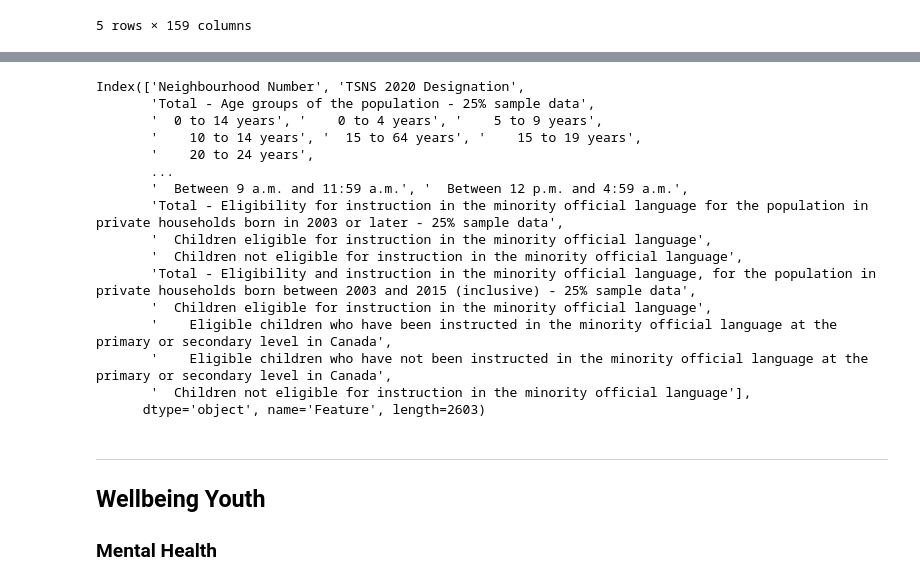
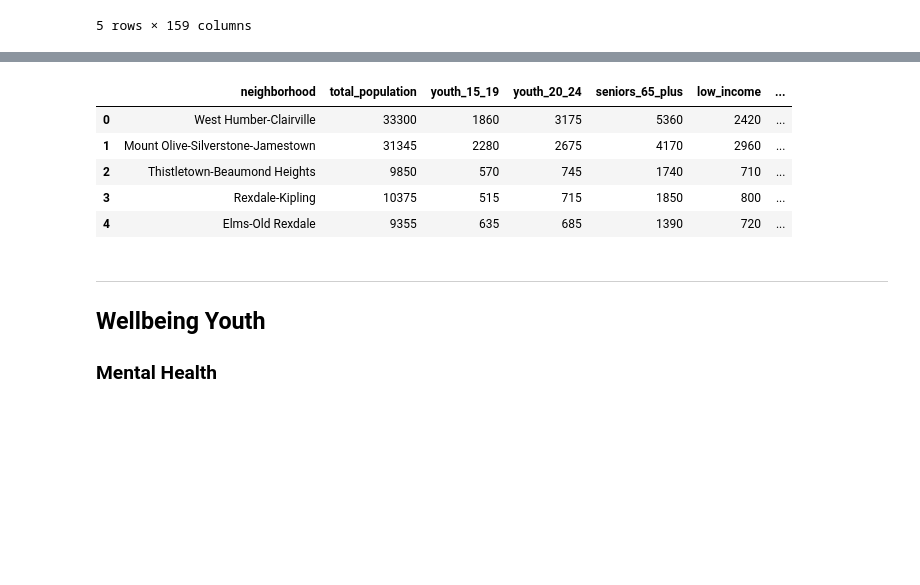
Before and after one commit to tsbarr/toronto-open-data, a Jupyter notebook: mental-health-services/notebooks/01_data_collection.ipynb, the cells around one changed output, grey strips where cells are left out. Drawn from its saved outputs; the diff is of its cells as text; code cells hidden in the pictures; blank space fills up the shorter version.

Commit message:
extract population metrics

```diff
--- a/mental-health-services/notebooks/01_data_collection.ipynb
+++ b/mental-health-services/notebooks/01_data_collection.ipynb
@@ -103,6 +39,0 @@ extract_population_metrics(nb_df)
-# %%
-nb_df = (nb_df
-    .rename(columns={'Neighbourhood Name': 'Metric'})
-    .set_index('Metric')
-)
-nb_df.head()
@@ -118,22 +40,13 @@ nb_df.head()
-# %%
-nb_df.index
-# %% [output]
-Index(['Neighbourhood Number', 'TSNS 2020 Designation',
-       'Total - Age groups of the population - 25% sample data',
-       '  0 to 14 years', '    0 to 4 years', '    5 to 9 years',
-       '    10 to 14 years', '  15 to 64 years', '    15 to 19 years',
-       '    20 to 24 years',
-       ...
-       '  Between 9 a.m. and 11:59 a.m.', '  Between 12 p.m. and 4:59 a.m.',
-       'Total - Eligibility for instruction in the minority official language for the population in private households born in 2003 or later - 25% sample data',
-       '  Children eligible for instruction in the minority official language',
-       '  Children not eligible for instruction in the minority official language',
-       'Total - Eligibility and instruction in the minority official language, for the population in private households born between 2003 and 2015 (inclusive) - 25% sample data',
-       '  Children eligible for instruction in the minority official language',
-       '    Eligible children who have been instructed in the minority official language at the primary or secondary level in Canada',
-       '    Eligible children who have not been instructed in the minority official language at the primary or secondary level in Canada',
-       '  Children not eligible for instruction in the minority official language'],
-      dtype='object', name='Feature', length=2603)
+# %%
+pop_metrics = extract_population_metrics(nb_df)
+pop_metrics.head()
+# %% [output]
+|  | neighborhood | total_population | youth_15_19 | youth_20_24 | seniors_65_plus | low_income | ... |
+| 0 | West Humber-Clairville | 33300 | 1860 | 3175 | 5360 | 2420 | ... |
+| 1 | Mount Olive-Silverstone-Jamestown | 31345 | 2280 | 2675 | 4170 | 2960 | ... |
+| 2 | Thistletown-Beaumond Heights | 9850 | 570 | 745 | 1740 | 710 | ... |
+| 3 | Rexdale-Kipling | 10375 | 515 | 715 | 1850 | 800 | ... |
+| 4 | Elms-Old Rexdale | 9355 | 635 | 685 | 1390 | 720 | ... |
 # %% [markdown]
 ---
 
```
Also changed, not shown: parts of 6 cells of this notebook, 1 other file.
